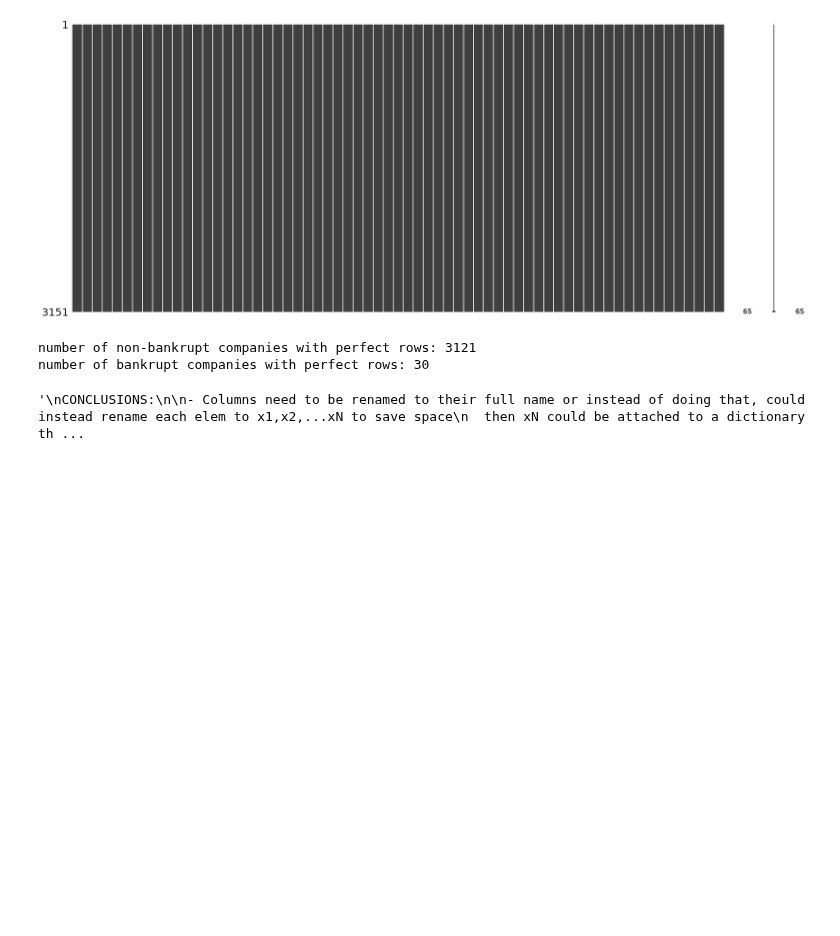
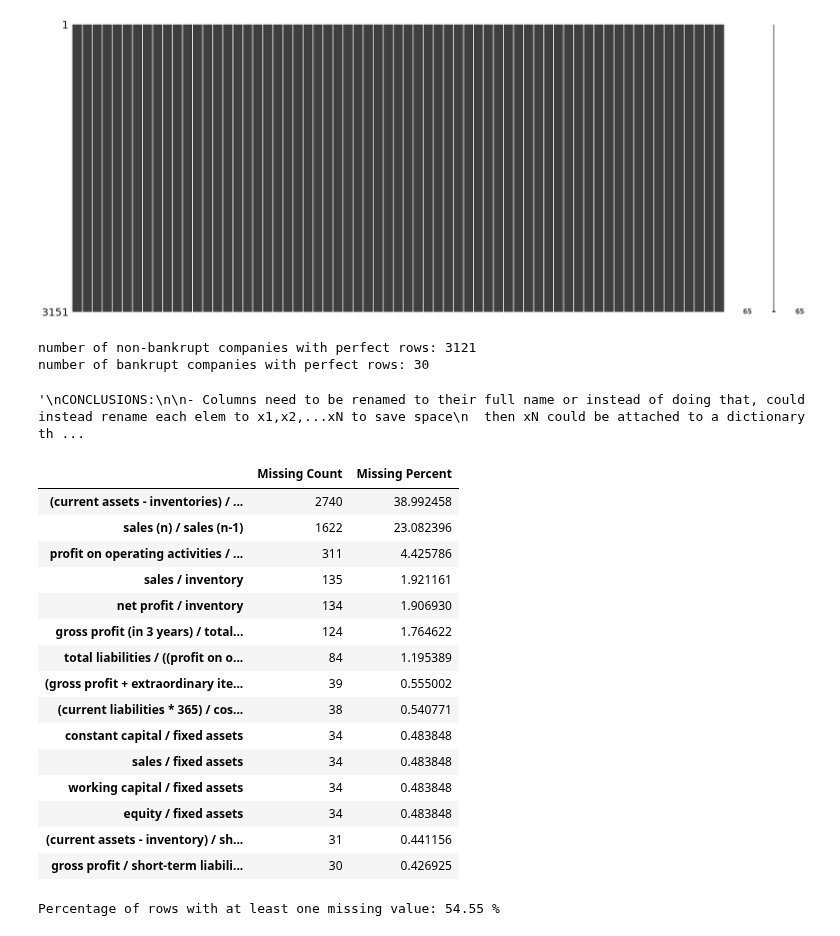
Before and after one commit to CaelenS/Detection-of-Bankruptcy-, a Jupyter notebook: visualizations.ipynb, the cells around one changed output. Drawn from its saved outputs; the diff is of its cells as text; code cells hidden in the pictures; blank space fills up the shorter version.

```diff
--- a/visualizations.ipynb
+++ b/visualizations.ipynb
@@ -218,21 +218,59 @@ print("number of bankrupt companies with perfect rows:", len(bankrupt))
 # %% [output]
 number of non-bankrupt companies with perfect rows: 3121
 number of bankrupt companies with perfect rows: 30
-# %%
-'''
-CONCLUSIONS:
-
-- Columns need to be renamed to their full name or instead of doing that, could instead rename each elem to x1,x2,...xN to save space
-  then xN could be attached to a dictionary that when given xN gives back the proper column name
-- values (floats) should be normalized (I think?) EXCEPT BANKRUPT/TARGET (Already normalized)
-- all of the data except bankrupt uses
-- The value of the bankrupt/target column should be changed from bits to intergers or floats
-- shuffling the data is neccessary in order to mix bankrupt and non-bankrupt companies
-- removing rows removes a great number of bankrupt companies
-- regardless of whether or not rows are removed some oversampling/undersampling is needed in order to create a solid dataset
-
-SIDENOTE: THIS HAS BEEN DONE FOR ONE OF THE FIVE DATASETS, FOR THE OTHER FOUR COPYING THIS NOTEBOOK AND REPLACING THE DATA WITH
-          THE DATA FROM THAT DATASET SHOULD ALLOW FOR A SIMILAR DATA VISUALIZATION
-'''
-# %% [output]
-'\nCONCLUSIONS:\n\n- Columns need to be renamed to their full name or instead of doing that, could instead rename each elem to x1,x2,...xN to save space\n  then xN could be attached to a dictionary th ...
+# %%
+'''
+CONCLUSIONS:
+
+- Columns need to be renamed to their full name or instead of doing that, could instead rename each elem to x1,x2,...xN to save space
+  then xN could be attached to a dictionary that when given xN gives back the proper column name
+- values (floats) should be normalized (I think?) EXCEPT BANKRUPT/TARGET (Already normalized)
+- all of the data except bankrupt uses
+- The value of the bankrupt/target column should be changed from bits to intergers or floats
+- shuffling the data is neccessary in order to mix bankrupt and non-bankrupt companies
+- removing rows removes a great number of bankrupt companies
+- regardless of whether or not rows are removed some oversampling/undersampling is needed in order to create a solid dataset
+
+SIDENOTE: THIS HAS BEEN DONE FOR ONE OF THE FIVE DATASETS, FOR THE OTHER FOUR COPYING THIS NOTEBOOK AND REPLACING THE DATA WITH
+          THE DATA FROM THAT DATASET SHOULD ALLOW FOR A SIMILAR DATA VISUALIZATION
+'''
+# %% [output]
+'\nCONCLUSIONS:\n\n- Columns need to be renamed to their full name or instead of doing that, could instead rename each elem to x1,x2,...xN to save space\n  then xN could be attached to a dictionary th ...
+# %%
+#missing counts and percentages for the 15 columns with the most missing values
+missing_counts = df.isna().sum()
+missing_percent = (missing_counts / len(df)) * 100
+
+missing_summary = pd.DataFrame({
+    "Missing Count": missing_counts,
+    "Missing Percent": missing_percent
+})
+
+missing_summary = missing_summary[
+    missing_summary["Missing Count"] > 0
+].sort_values("Missing Percent", ascending=False)
+
+missing_summary.head(15)
+# %% [output]
+|  | Missing Count | Missing Percent |
+| (current assets - inventories) / ... | 2740 | 38.992458 |
+| sales (n) / sales (n-1) | 1622 | 23.082396 |
+| profit on operating activities / ... | 311 | 4.425786 |
+| sales / inventory | 135 | 1.921161 |
+| net profit / inventory | 134 | 1.906930 |
+| gross profit (in 3 years) / total... | 124 | 1.764622 |
+| total liabilities / ((profit on o... | 84 | 1.195389 |
+| (gross profit + extraordinary ite... | 39 | 0.555002 |
+| (current liabilities * 365) / cos... | 38 | 0.540771 |
+| constant capital / fixed assets | 34 | 0.483848 |
+| sales / fixed assets | 34 | 0.483848 |
+| working capital / fixed assets | 34 | 0.483848 |
+| equity / fixed assets | 34 | 0.483848 |
+| (current assets - inventory) / sh... | 31 | 0.441156 |
+| gross profit / short-term liabili... | 30 | 0.426925 |
+# %%
+#percentage of rows with missing values, using the earlier row count
+percent_rows_with_missing = (len(df) - len(drop_missing_rows)) / len(df) * 100
+print("Percentage of rows with at least one missing value:", round(percent_rows_with_missing, 2), "%")
+# %% [output]
+Percentage of rows with at least one missing value: 54.55 %
```
Also changed, not shown: parts of 10 cells of this notebook, 46 other files.
